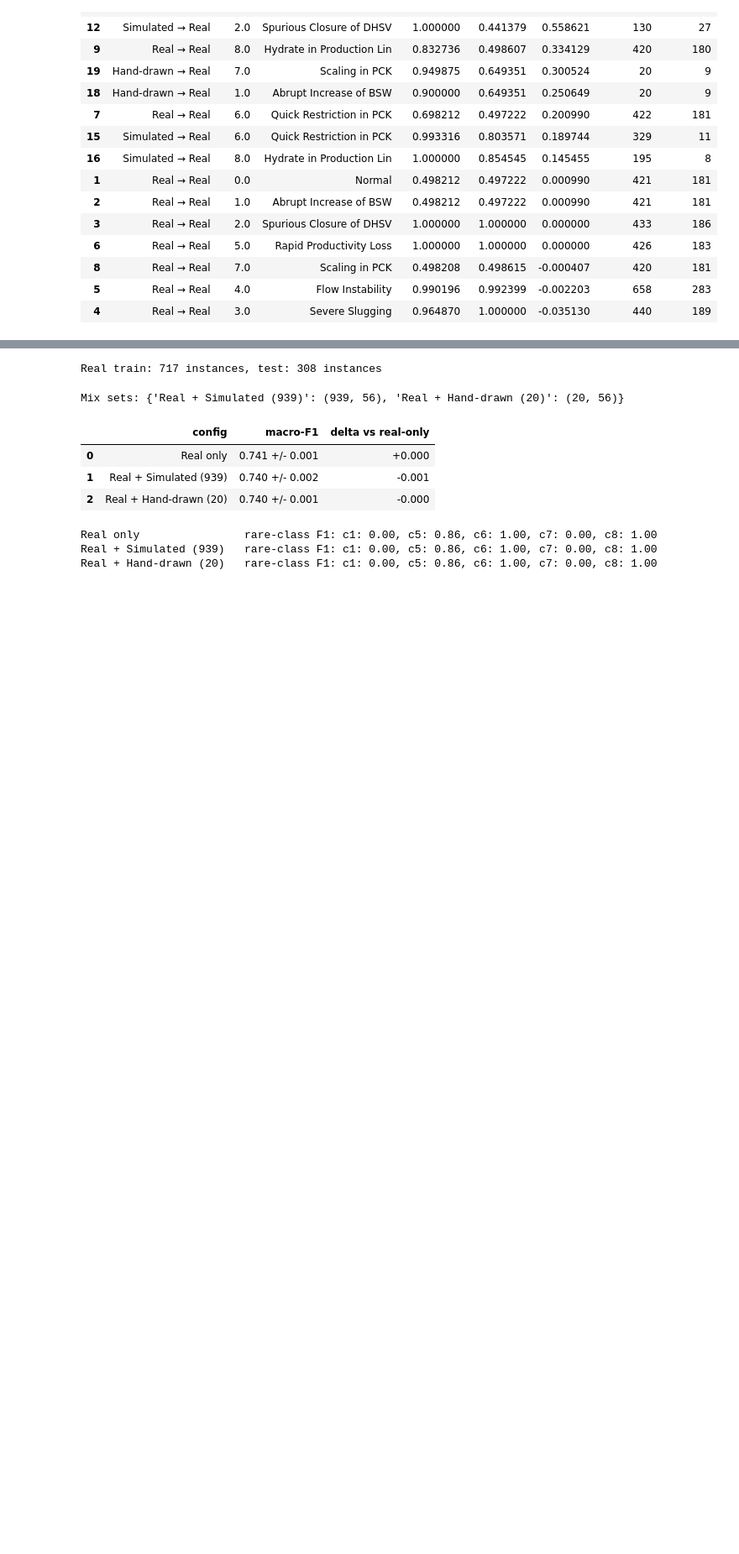
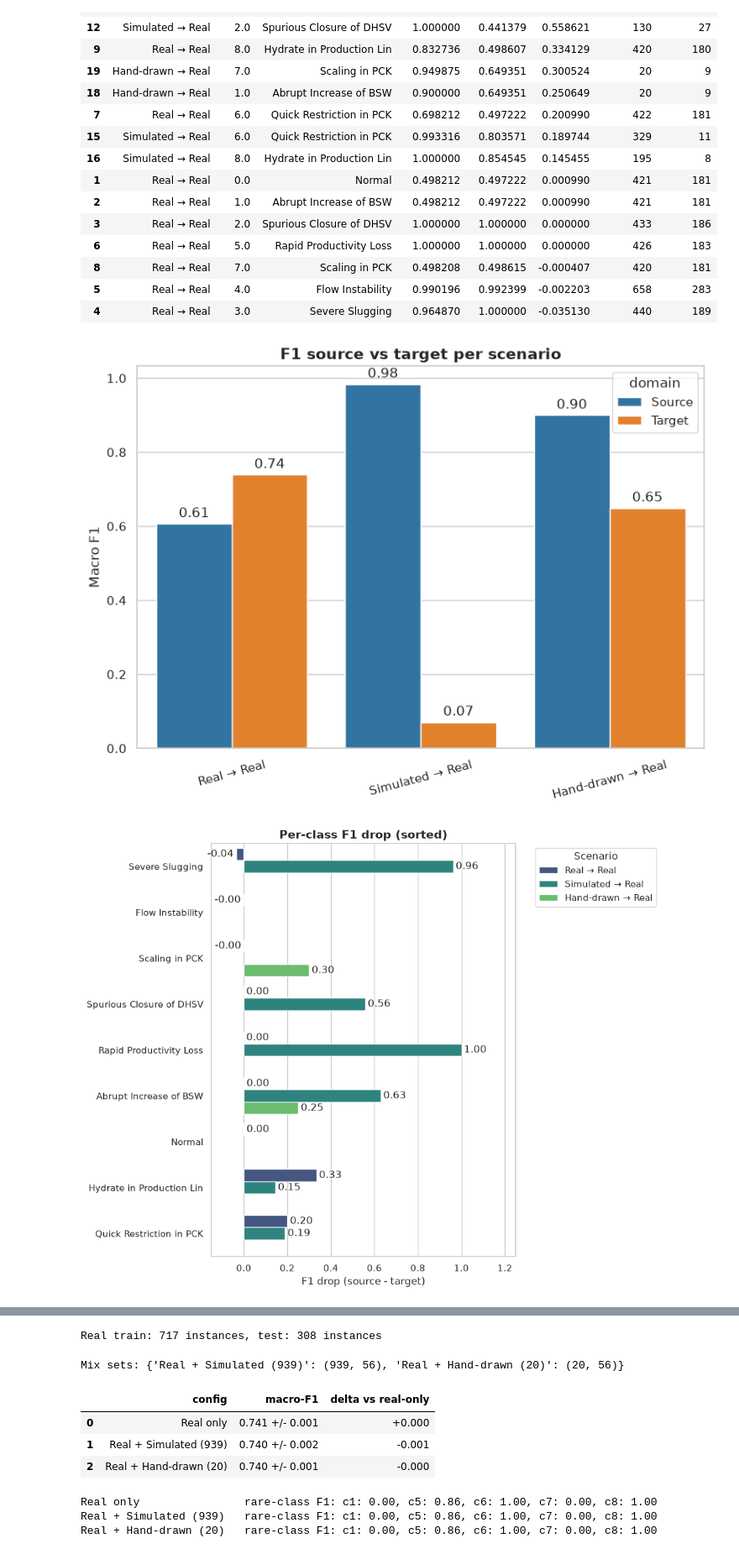
Before and after one commit to lollogiro/ai4i-transfer-learning-synthetic, a Jupyter notebook: stage2-transfer_learning/3w_transfer_learning.ipynb, the cells around one changed output, grey strips where cells are left out. Shown at 84% size. Saved outputs shown, nothing was run; the diff lists cells and outputs as text; code cells hidden in the pictures; blank space fills up the shorter version.

```diff
--- a/stage2-transfer_learning/3w_transfer_learning.ipynb
+++ b/stage2-transfer_learning/3w_transfer_learning.ipynb
@@ -311,3 +317,60 @@ Per-class binary transfer (17 results)
 | 8 | Real → Real | 7.0 | Scaling in PCK | 0.498208 | 0.498615 | -0.000407 | 420 | 181 |
 | 5 | Real → Real | 4.0 | Flow Instability | 0.990196 | 0.992399 | -0.002203 | 658 | 283 |
 | 4 | Real → Real | 3.0 | Severe Slugging | 0.964870 | 1.000000 | -0.035130 | 440 | 189 |
+# %%
+multi_long = multi_class.melt(
+    id_vars='scenario',
+    value_vars=['F1_source', 'F1_target'],
+    var_name='domain',
+    value_name='F1'
+)
+multi_long['domain'] = multi_long['domain'].str.replace('F1_', '').str.capitalize()
+
+per_class_sorted = per_class.sort_values('F1_drop')
+
+
+fig1, ax1 = plt.subplots(figsize=(8, 6))
+
+sns.barplot(
+    data=multi_long,
+    x='scenario',
+    y='F1',
+    hue='domain',
+    palette=['#1f77b4', '#ff7f0e'],
+    ax=ax1
+)
+
+ax1.set(title='F1 source vs target per scenario', ylabel='Macro F1', xlabel='')
+ax1.set_title('F1 source vs target per scenario', fontsize=14, fontweight='bold')
+ax1.tick_params(axis='x', rotation=15)
+
+for container in ax1.containers:
+    ax1.bar_label(container, fmt='%.2f', padding=3)
+
+plt.tight_layout()
+plt.show()
+
+
+fig2, ax2 = plt.subplots(figsize=(10, 8))
+
+sns.barplot(
+    data=per_class_sorted,
+    y='event',
+    x='F1_drop',
+    hue='scenario',
+    palette='viridis',
+    ax=ax2
+)
+
+ax2.set(title='Per-class F1 drop', ylabel='', xlabel='F1 drop (source - target)', xlim=(-0.15, 1.25))
+ax2.set_title('Per-class F1 drop', fontsize=14, fontweight='bold')
+ax2.legend(title='Scenario', bbox_to_anchor=(1.05, 1), loc='upper left')
+
+for container in ax2.containers:
+    ax2.bar_label(container, fmt='%.2f', padding=3)
+
+plt.tight_layout()
+plt.show()
+# %% [output]
+[figure, added]
+[figure, added]
```
Also changed, not shown: parts of 16 cells of this notebook.
